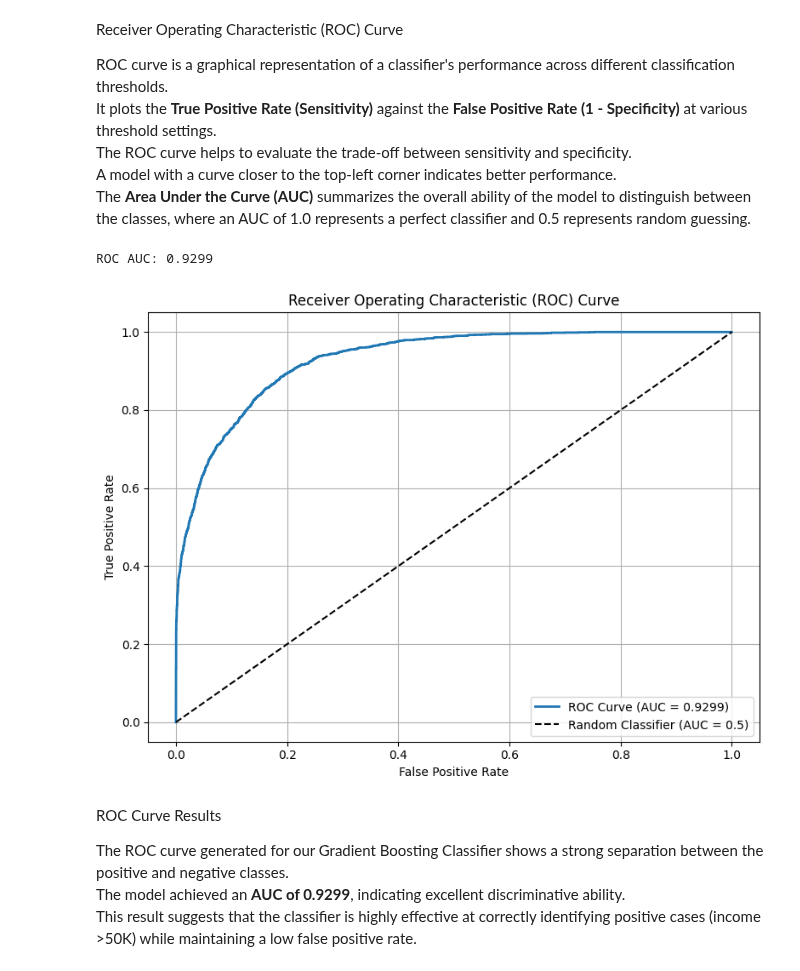
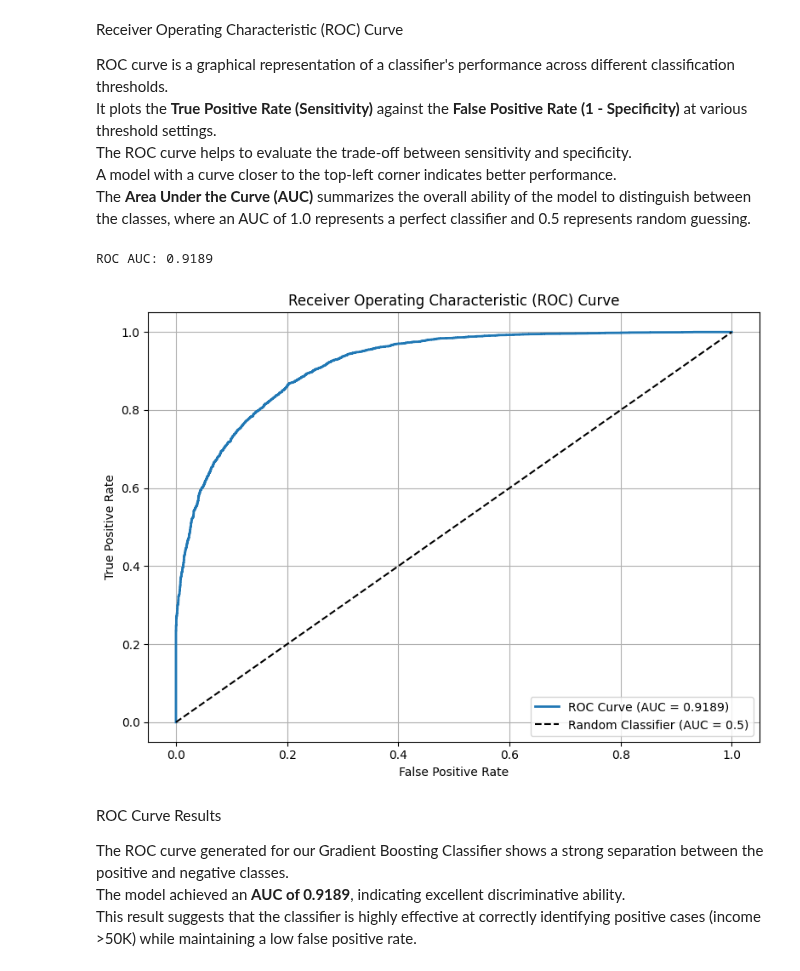
Before and after one commit to yuvalira/Final-Project-Adversarial-Attack-on-Tabular-Classification, a Jupyter notebook: GBT/GBT_ModelTraining.ipynb, the cells around one changed output. Saved outputs shown, nothing was run; the diff lists cells and outputs as text; code cells hidden in the pictures.

```diff
--- a/GBT/GBT_ModelTraining.ipynb
+++ b/GBT/GBT_ModelTraining.ipynb
@@ -69,3 +65,20 @@ Dataset loaded → shape: (48842, 15)
+# %%
+repo_id = "ETdanR/RoBERTa_FT_adult" # This is the same repo where your model is
+
+# Read train dataset
+csv_filename = "train_data.csv"
+csv_path = hf_hub_download(repo_id=repo_id, filename=csv_filename)
+train_data = pd.read_csv(csv_path)
+
+# Read validation dataset
+csv_filename = "validation_data.csv"
+csv_path = hf_hub_download(repo_id=repo_id, filename=csv_filename)
+val_data = pd.read_csv(csv_path)
+
+# Read test dataset
+csv_filename = "experiment_data.csv"
+csv_path = hf_hub_download(repo_id=repo_id, filename=csv_filename)
+test_data = pd.read_csv(csv_path)
 # %% [markdown]
 First, we'll track which columns have numerical values and which are categorical. We'll also pay special attention to the target column and weight column.
 # %%
@@ -113,8 +124,4 @@ Now, we split the data into Train-Test-Val sets
 # %%
-# Split the data into train and test sets (80% train, 20% test)
-temp_train_data, test_data = train_test_split(df, test_size=0.2, random_state=42, shuffle=True)
-train_data, val_data = train_test_split(temp_train_data, test_size=0.2, random_state=42, shuffle=True)
-
 # Create copies to work on
 train_data = train_data.copy()
 val_data = val_data.copy()
@@ -160,15 +167,22 @@ To avoid data leakage, we:
 
 2. apply (transform) the same encoding to the validation and test sets
 # %%
-# Save encoders to reuse on val/test
+# Save encoders to reuse
 encoders = {}
 
 for col in CATEGORICAL_FEATURE_NAMES:
+    # Combine all values for fitting
+    combined_values = pd.concat([train_data[col], val_data[col], test_data[col]], axis=0)
+
     le = LabelEncoder()
-    train_data[col] = le.fit_transform(train_data[col])
+    le.fit(combined_values)  # Fit on all available data (to cover all categories)
+
+    # Transform individually to preserve dataset structure
+    train_data[col] = le.transform(train_data[col])
     val_data[col] = le.transform(val_data[col])
     test_data[col] = le.transform(test_data[col])
-    encoders[col] = le  # Save for later (optional)
+
+    encoders[col] = le  # Save for reuse
 
 print("All categorical features encoded successfully.")
 # %% [output]
@@ -204,8 +218,8 @@ The function calculates standard classification metrics, including accuracy, pre
 Training time is also measured to assess computational efficiency.
 # %%
 def run_experiment(model, train_data, val_data, test_data):
-    # Exclude target + fnlwgt
-    exclude_columns = [TARGET_COLUMN_NAME, 'fnlwgt']
+    # Exclude target
+    exclude_columns = [TARGET_COLUMN_NAME]
 
     # Separate features and labels
     X_train = train_data.drop(columns=exclude_columns)
@@ -299,36 +313,36 @@ A model with a curve closer to the top-left corner indicates better performance.
 The **Area Under the Curve (AUC)** summarizes the overall ability of the model to distinguish between the classes, where an AUC of 1.0 represents a perfect classifier and 0.5 represents random guessing.
 # %%
 # Prepare test data
-X_test = test_data.drop(columns=[TARGET_COLUMN_NAME, 'fnlwgt'])
+X_test = test_data.drop(columns=[TARGET_COLUMN_NAME])
 y_true = test_data[TARGET_COLUMN_NAME].values
 
 # Predict probabilities for the positive class
 y_proba = model_gbt.predict_proba(X_test)[:, 1]
 
 # Compute ROC AUC score
 roc_auc = roc_auc_score(y_true, y_proba)
 print(f"ROC AUC: {roc_auc:.4f}")
 
 # Compute ROC curve points
 fpr, tpr, thresholds = roc_curve(y_true, y_proba)
 
 # Plot the ROC curve
 plt.figure(figsize=(8,6))
 plt.plot(fpr, tpr, label=f"ROC Curve (AUC = {roc_auc:.4f})", linewidth=2)
 plt.plot([0, 1], [0, 1], 'k--', label="Random Classifier (AUC = 0.5)")
 plt.xlabel("False Positive Rate")
 plt.ylabel("True Positive Rate")
 plt.title("Receiver Operating Characteristic (ROC) Curve")
 plt.legend(loc="lower right")
 plt.grid(True)
 plt.tight_layout()
 plt.show()
 # %% [output]
-ROC AUC: 0.9299
+ROC AUC: 0.9189
-[figure, old version]
+[figure, new version]
 # %% [markdown]
 ROC Curve Results
 
 The ROC curve generated for our Gradient Boosting Classifier shows a strong separation between the positive and negative classes.
-The model achieved an **AUC of 0.9299**, indicating excellent discriminative ability.
+The model achieved an **AUC of 0.9189**, indicating excellent discriminative ability.
 This result suggests that the classifier is highly effective at correctly identifying positive cases (income >50K) while maintaining a low false positive rate.
```
Also changed, not shown: parts of 11 cells of this notebook.
